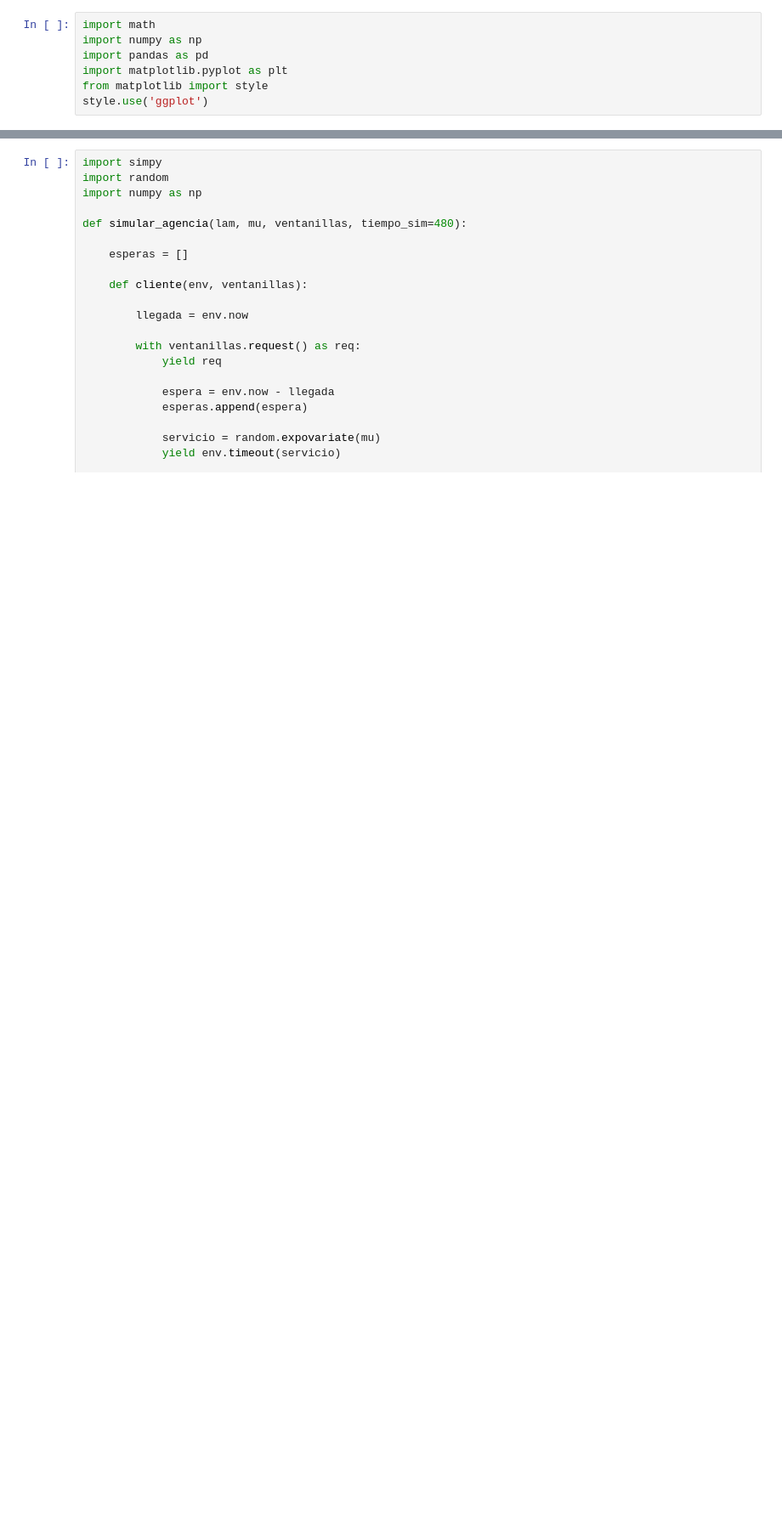
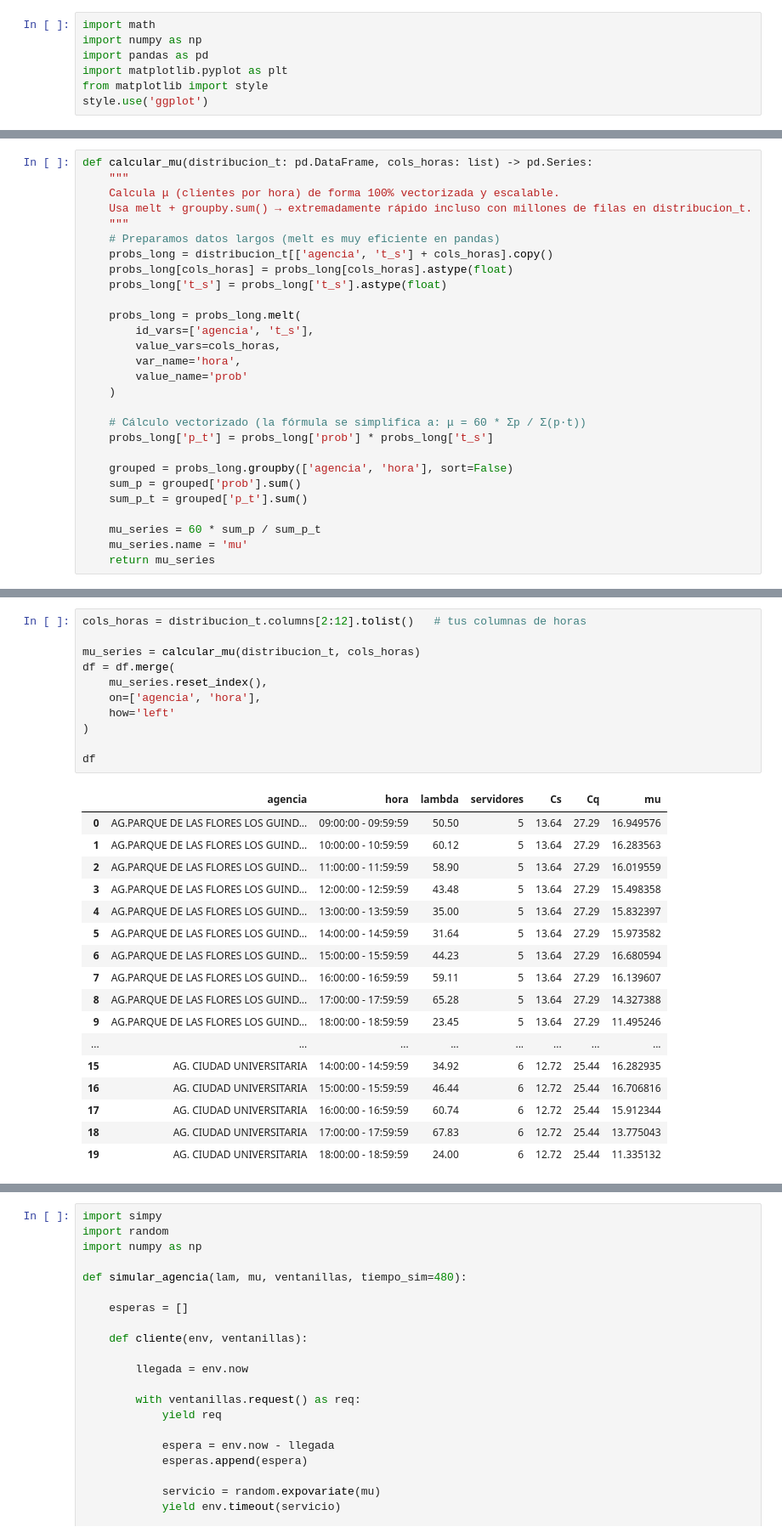
Before and after one commit to antonio-xrp/data_science_ibm, a Jupyter notebook: notebooks/colas.ipynb, the cells around one changed output, grey strips where cells are left out. Shown at 85% size. Saved outputs shown, nothing was run; the diff lists cells and outputs as text; blank space fills up the shorter version.

```diff
--- a/notebooks/colas.ipynb
+++ b/notebooks/colas.ipynb
@@ -295,0 +80,28 @@ df
+# %%
+def calcular_mu(distribucion_t: pd.DataFrame, cols_horas: list) -> pd.Series:
+    """
+    Calcula μ (clientes por hora) de forma 100% vectorizada y escalable.
+    Usa melt + groupby.sum() → extremadamente rápido incluso con millones de filas en distribucion_t.
+    """
+    # Preparamos datos largos (melt es muy eficiente en pandas)
+    probs_long = distribucion_t[['agencia', 't_s'] + cols_horas].copy()
+    probs_long[cols_horas] = probs_long[cols_horas].astype(float)
+    probs_long['t_s'] = probs_long['t_s'].astype(float)
+
+    probs_long = probs_long.melt(
+        id_vars=['agencia', 't_s'],
+        value_vars=cols_horas,
+        var_name='hora',
+        value_name='prob'
+    )
+
+    # Cálculo vectorizado (la fórmula se simplifica a: μ = 60 * Σp / Σ(p·t))
+    probs_long['p_t'] = probs_long['prob'] * probs_long['t_s']
+
+    grouped = probs_long.groupby(['agencia', 'hora'], sort=False)
+    sum_p = grouped['prob'].sum()
+    sum_p_t = grouped['p_t'].sum()
+
+    mu_series = 60 * sum_p / sum_p_t
+    mu_series.name = 'mu'
+    return mu_series
@@ -295,0 +238,29 @@ df
+# %%
+cols_horas = distribucion_t.columns[2:12].tolist()   # tus columnas de horas
+
+mu_series = calcular_mu(distribucion_t, cols_horas)
+df = df.merge(
+    mu_series.reset_index(),
+    on=['agencia', 'hora'],
+    how='left'
+)
+
+df
+# %% [output]
+|  | agencia | hora | lambda | servidores | Cs | Cq | mu |
+| 0 | AG.PARQUE DE LAS FLORES LOS GUIND... | 09:00:00 - 09:59:59 | 50.50 | 5 | 13.64 | 27.29 | 16.949576 |
+| 1 | AG.PARQUE DE LAS FLORES LOS GUIND... | 10:00:00 - 10:59:59 | 60.12 | 5 | 13.64 | 27.29 | 16.283563 |
+| 2 | AG.PARQUE DE LAS FLORES LOS GUIND... | 11:00:00 - 11:59:59 | 58.90 | 5 | 13.64 | 27.29 | 16.019559 |
+| 3 | AG.PARQUE DE LAS FLORES LOS GUIND... | 12:00:00 - 12:59:59 | 43.48 | 5 | 13.64 | 27.29 | 15.498358 |
+| 4 | AG.PARQUE DE LAS FLORES LOS GUIND... | 13:00:00 - 13:59:59 | 35.00 | 5 | 13.64 | 27.29 | 15.832397 |
+| 5 | AG.PARQUE DE LAS FLORES LOS GUIND... | 14:00:00 - 14:59:59 | 31.64 | 5 | 13.64 | 27.29 | 15.973582 |
+| 6 | AG.PARQUE DE LAS FLORES LOS GUIND... | 15:00:00 - 15:59:59 | 44.23 | 5 | 13.64 | 27.29 | 16.680594 |
+| 7 | AG.PARQUE DE LAS FLORES LOS GUIND... | 16:00:00 - 16:59:59 | 59.11 | 5 | 13.64 | 27.29 | 16.139607 |
+| 8 | AG.PARQUE DE LAS FLORES LOS GUIND... | 17:00:00 - 17:59:59 | 65.28 | 5 | 13.64 | 27.29 | 14.327388 |
+| 9 | AG.PARQUE DE LAS FLORES LOS GUIND... | 18:00:00 - 18:59:59 | 23.45 | 5 | 13.64 | 27.29 | 11.495246 |
+| ... | ... | ... | ... | ... | ... | ... | ... |
+| 15 | AG. CIUDAD UNIVERSITARIA | 14:00:00 - 14:59:59 | 34.92 | 6 | 12.72 | 25.44 | 16.282935 |
+| 16 | AG. CIUDAD UNIVERSITARIA | 15:00:00 - 15:59:59 | 46.44 | 6 | 12.72 | 25.44 | 16.706816 |
+| 17 | AG. CIUDAD UNIVERSITARIA | 16:00:00 - 16:59:59 | 60.74 | 6 | 12.72 | 25.44 | 15.912344 |
+| 18 | AG. CIUDAD UNIVERSITARIA | 17:00:00 - 17:59:59 | 67.83 | 6 | 12.72 | 25.44 | 13.775043 |
+| 19 | AG. CIUDAD UNIVERSITARIA | 18:00:00 - 18:59:59 | 24.00 | 6 | 12.72 | 25.44 | 11.335132 |
```
Also changed, not shown: parts of 19 cells of this notebook, 3 other files.
